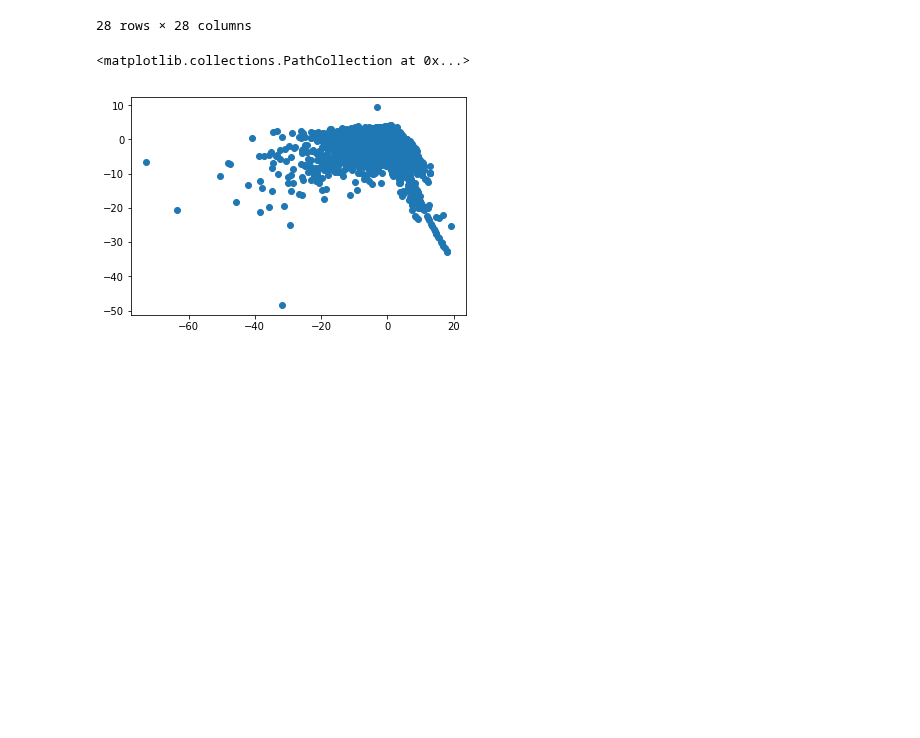
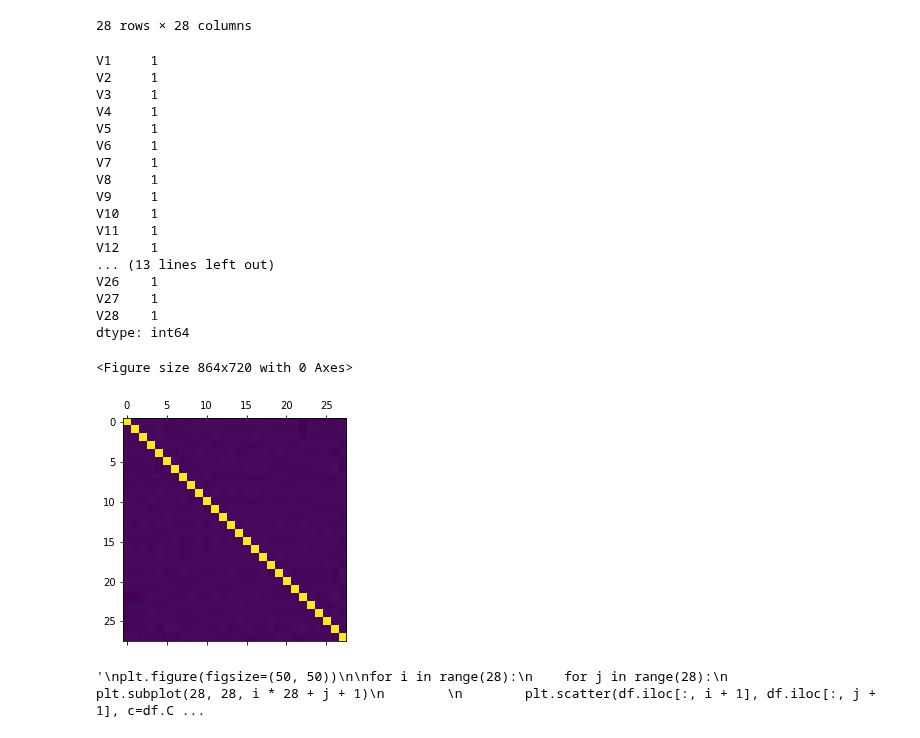
Before and after one commit to KyungjeCho/ml_project_1, a Jupyter notebook: main.ipynb, the cells around one changed output. Drawn from its saved outputs; the diff is of its cells as text; code cells hidden in the pictures; blank space fills up the shorter version.

```diff
--- a/main.ipynb
+++ b/main.ipynb
@@ -79,8 +92,42 @@ df.iloc[:, 1: -2].corr()
 | V27 | -0.007359 | 0.000504 | -0.006559 | 0.002803 | -0.012303 | 0.008542 | 0.011334 | -0.003004 | -0.000255 | 0.000491 | ... | ... |
 | V28 | 0.005636 | 0.008132 | 0.002089 | -0.003586 | 0.005245 | -0.005325 | -0.010954 | 0.002622 | -0.000409 | -0.000653 | ... | ... |
 28 rows × 28 columns
-# %%
-plt.scatter(df.V2, df.V3)
-# %% [output]
-<matplotlib.collections.PathCollection at 0x...>
-[figure, removed]
+# %%
+plt.figure(figsize=(12, 10))
+plt.matshow(df.iloc[:, 1: -2].corr())
+print((df.iloc[:, 1: -2].corr() > 0.5).sum())
+
+# 서로 상관계수가 높지 않다. 독립되어 있다는 뜻일까?
+# %% [output]
+V1     1
+V2     1
+V3     1
+V4     1
+V5     1
+V6     1
+V7     1
+V8     1
+V9     1
+V10    1
+V11    1
+V12    1
+... (13 lines left out)
+V26    1
+V27    1
+V28    1
+dtype: int64
+<Figure size 864x720 with 0 Axes>
+[figure, added]
+# %%
+"""
+plt.figure(figsize=(50, 50))
+
+for i in range(28):
+    for j in range(28):
+        plt.subplot(28, 28, i * 28 + j + 1)
+
+        plt.scatter(df.iloc[:, i + 1], df.iloc[:, j + 1], c=df.Class)
+"""
+# 시간이 많이 걸리고 리소스를 너무 많이 잡아먹어서 그리지 않는다.
+# %% [output]
+'\nplt.figure(figsize=(50, 50))\n\nfor i in range(28):\n    for j in range(28):\n        plt.subplot(28, 28, i * 28 + j + 1)\n        \n        plt.scatter(df.iloc[:, i + 1], df.iloc[:, j + 1], c=df.C ...
```
Also changed, not shown: parts of 24 cells of this notebook.
